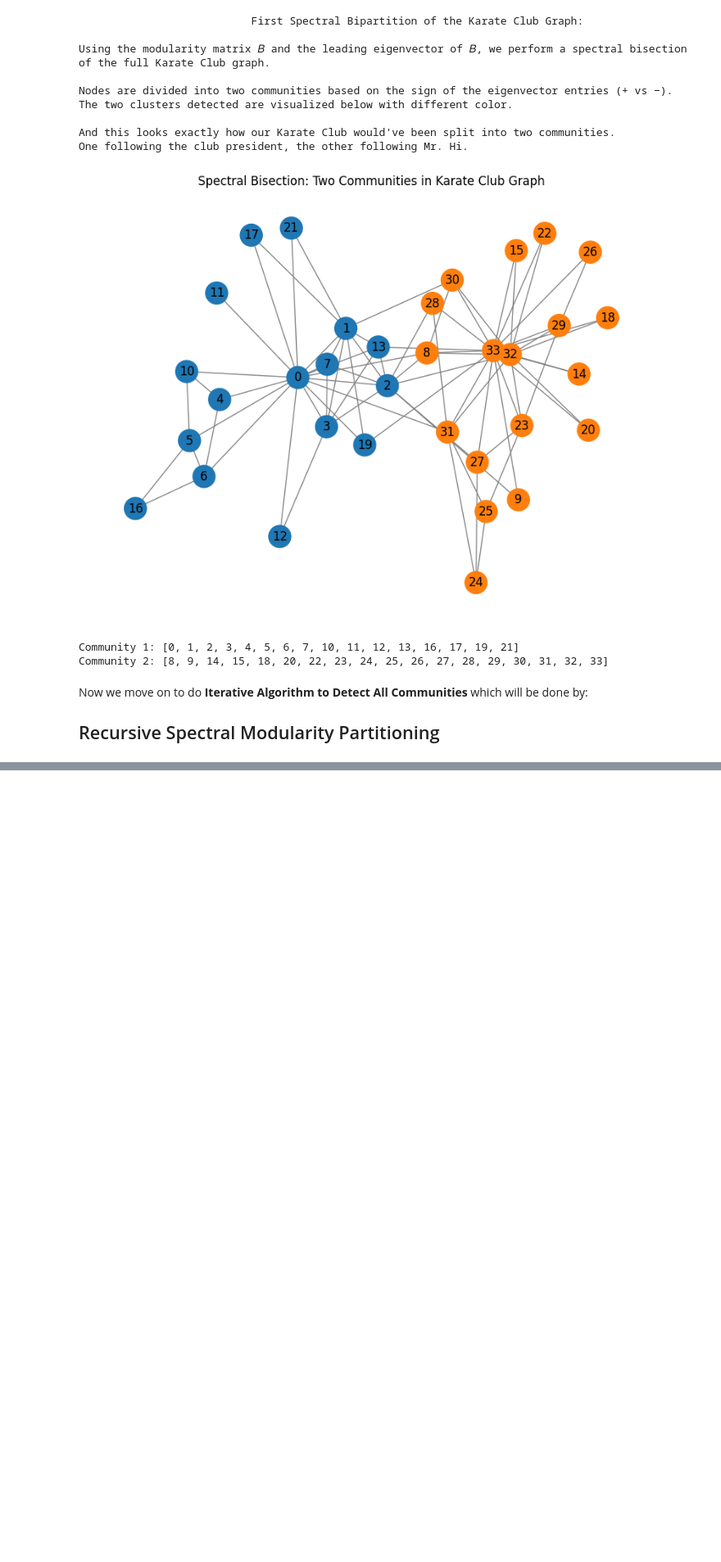
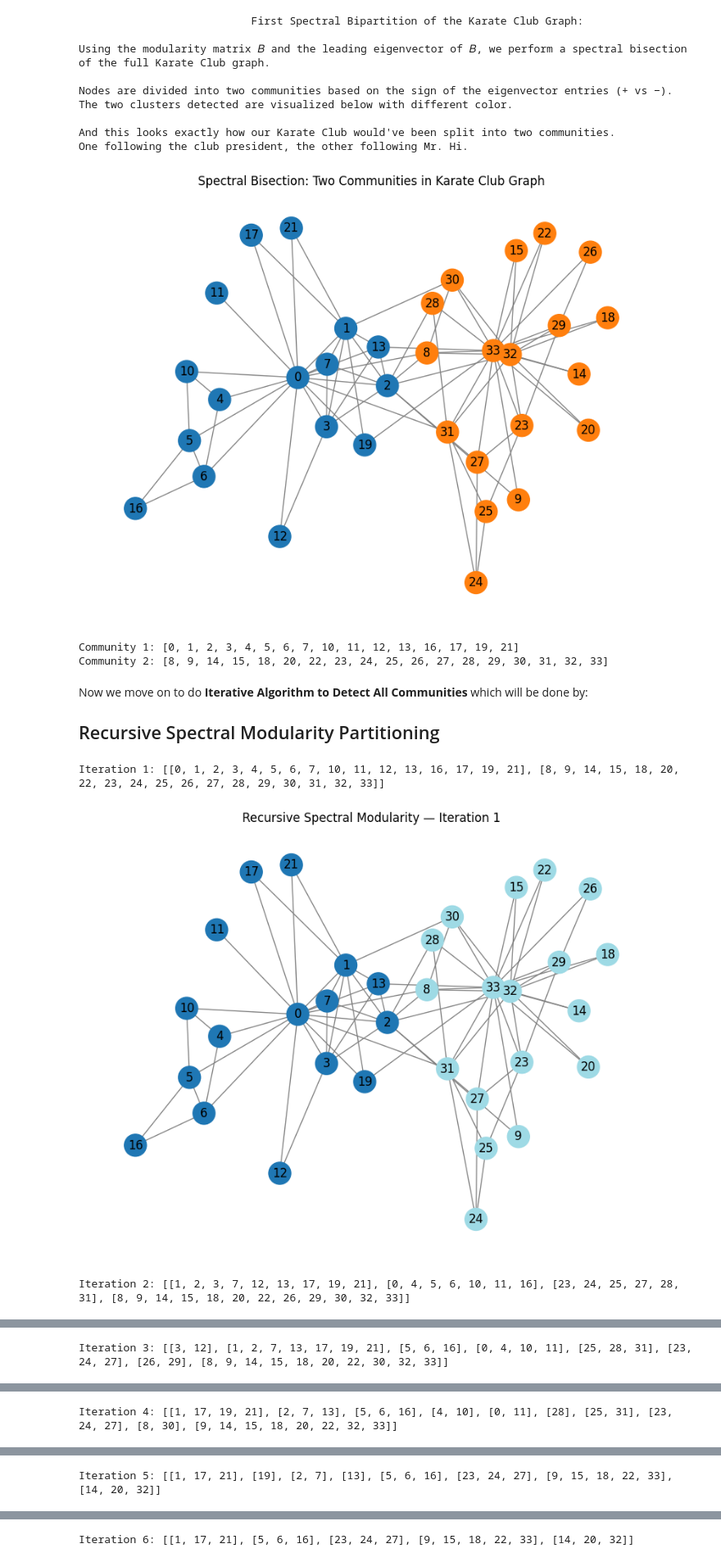
Before and after one commit to nikhil121v/Karate-Club-assignment-, a Jupyter notebook: karate_club_aasignment.ipynb, the cells around one changed output, grey strips where cells are left out. Shown at 82% size. Drawn from its saved outputs; the diff is of its cells as text; code cells hidden in the pictures; blank space fills up the shorter version.

```diff
--- a/karate_club_aasignment.ipynb
+++ b/karate_club_aasignment.ipynb
@@ -223,0 +260,35 @@ def recursive_partition(G, min_size=3):
+# %%
+# Recompute a stable layout once
+pos = nx.spring_layout(G, seed=7)
+
+iteration = 1
+remaining = [list(G.nodes())]
+
+while remaining:
+    all_communities = []
+    # Split each remaining block *one level deeper*
+    for nodes in remaining:
+        leading_val, g1, g2 = spectral_bisection(G, nodes)
+        # If no useful split, keep as final block
+        if leading_val <= 0 or len(g1) == 0 or len(g2) == 0 or len(nodes) < 3:
+            all_communities.append(nodes)
+        else:
+            all_communities.extend([g1, g2])
+
+    # Plot *all* nodes colored by current partition
+    print(f"Iteration {iteration}: {[sorted(c) for c in all_communities]}")
+    plot_communities_step(G, all_communities, pos, iteration, save=False)
+
+    # Prepare next level: only keep blocks that are big enough to try splitting again
+    next_remaining = [c for c in all_communities if len(c) >= 3]
+
+    # Stop if nothing changes (or everything is final)
+    if next_remaining == remaining or len(next_remaining) == 0:
+        break
+
+    remaining = next_remaining
+    iteration += 1
+# %% [output]
+Iteration 1: [[0, 1, 2, 3, 4, 5, 6, 7, 10, 11, 12, 13, 16, 17, 19, 21], [8, 9, 14, 15, 18, 20, 22, 23, 24, 25, 26, 27, 28, 29, 30, 31, 32, 33]]
+[figure, added]
+Iteration 2: [[1, 2, 3, 7, 12, 13, 17, 19, 21], [0, 4, 5, 6, 10, 11, 16], [23, 24, 25, 27, 28, 31], [8, 9, 14, 15, 18, 20, 22, 26, 29, 30, 32, 33]]
@@ -223,0 +296 @@ def recursive_partition(G, min_size=3):
+Iteration 3: [[3, 12], [1, 2, 7, 13, 17, 19, 21], [5, 6, 16], [0, 4, 10, 11], [25, 28, 31], [23, 24, 27], [26, 29], [8, 9, 14, 15, 18, 20, 22, 30, 32, 33]]
@@ -223,0 +298 @@ def recursive_partition(G, min_size=3):
+Iteration 4: [[1, 17, 19, 21], [2, 7, 13], [5, 6, 16], [4, 10], [0, 11], [28], [25, 31], [23, 24, 27], [8, 30], [9, 14, 15, 18, 20, 22, 32, 33]]
@@ -223,0 +300 @@ def recursive_partition(G, min_size=3):
+Iteration 5: [[1, 17, 21], [19], [2, 7], [13], [5, 6, 16], [23, 24, 27], [9, 15, 18, 22, 33], [14, 20, 32]]
@@ -223,0 +302 @@ def recursive_partition(G, min_size=3):
+Iteration 6: [[1, 17, 21], [5, 6, 16], [23, 24, 27], [9, 15, 18, 22, 33], [14, 20, 32]]
```
Also changed, not shown: parts of 4 cells of this notebook.
